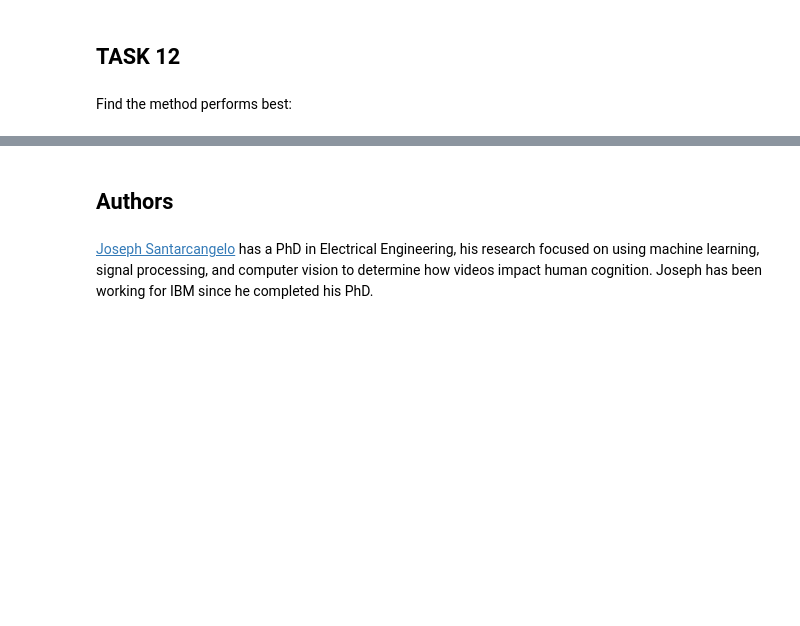
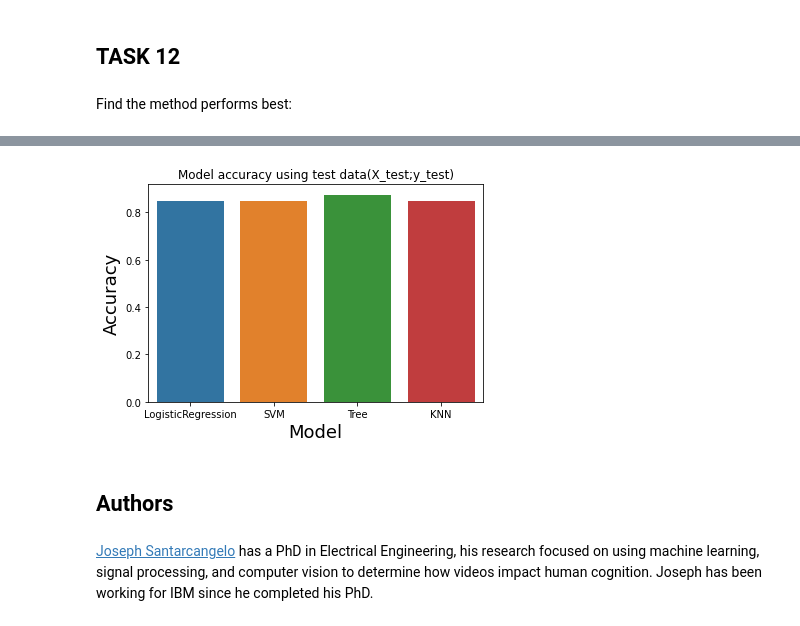
Before and after one commit to MakokwaneM/Coursera-Applied-Data-Science-Capstone-SpaceX, a Jupyter notebook: 8) W4-SpaceX_Machine Learning Prediction_Part_5.ipynb, the cells around one changed output, grey strips where cells are left out. Cells and saved outputs as stored; diff of their text form; code cells hidden in the pictures; blank space fills up the shorter version.

```diff
--- a/8) W4-SpaceX_Machine Learning Prediction_Part_5.ipynb
+++ b/8) W4-SpaceX_Machine Learning Prediction_Part_5.ipynb
@@ -360,0 +382,6 @@ Best parameters is : {'criterion': 'gini', 'max_depth': 8, 'max_features': 'sqrt
+# %%
+# Convert models dictionary into a dataframe with columns Model and Accuracy
+models_df = pd.DataFrame.from_dict(models, orient='index', columns=['Accuracy'])
+models_df.reset_index(inplace=True)
+models_df = models_df.rename(columns={'index': 'Model'})
+models_df
@@ -361,3 +394,12 @@ Best parameters is : {'criterion': 'gini', 'max_depth': 8, 'max_features': 'sqrt
+# %%
+# Plot a bar chart of the models accuracy using the models_df
+sns.barplot(x="Model", y="Accuracy", data=models_df)
+plt.xlabel("Model",fontsize=18)
+plt.ylabel("Accuracy",fontsize=18)
+plt.title('Model accuracy using test data(X_test;y_test)')
+plt.show()
+# %% [output]
+[figure, added]
 # %% [markdown]
 ## Authors
 # %% [markdown]
```
Also changed, not shown: parts of 8 cells of this notebook.
